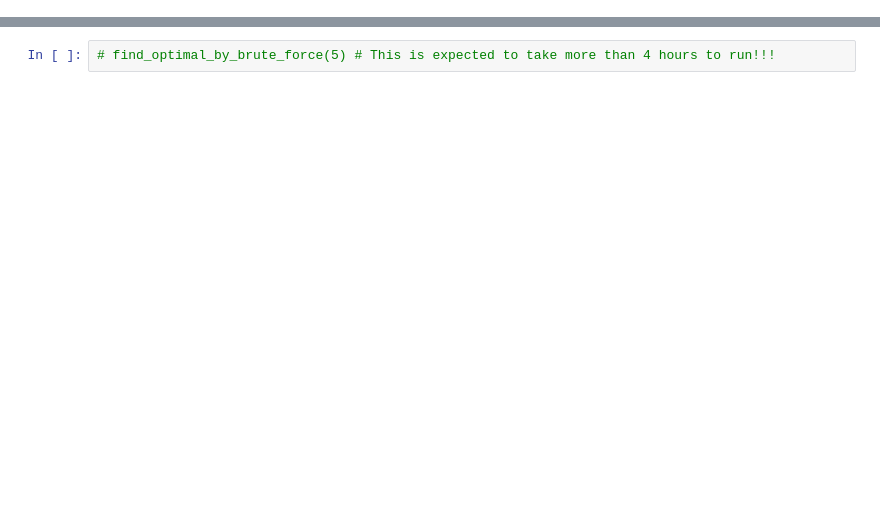
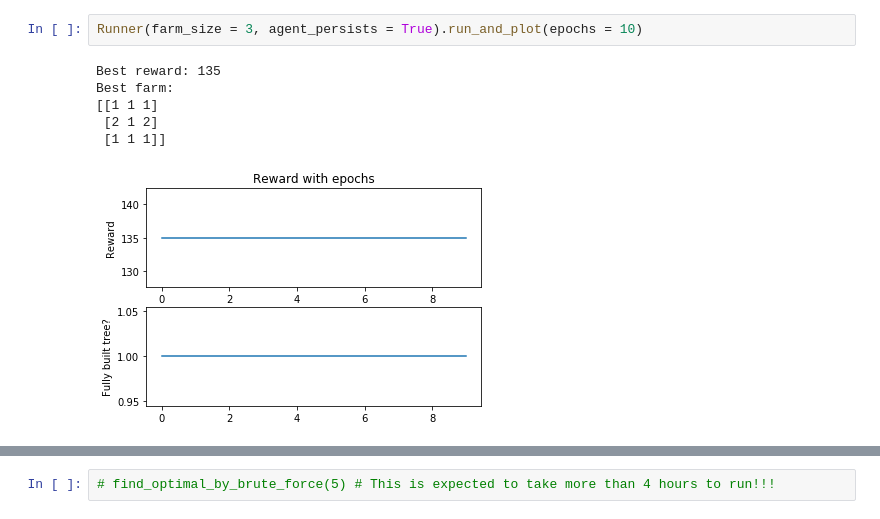
Before and after one commit to PradeepKadubandi/rl-agri, a Jupyter notebook: driver_notebook.ipynb, the cells around one changed output, grey strips where cells are left out. Cells and saved outputs as stored; diff of their text form; blank space fills up the shorter version.

```diff
--- a/driver_notebook.ipynb
+++ b/driver_notebook.ipynb
@@ -69,0 +77,9 @@ print (best_farm)
+# %%
+Runner(farm_size = 3, agent_persists = True).run_and_plot(epochs = 10)
+# %% [output]
+Best reward: 135
+Best farm:
+[[1 1 1]
+ [2 1 2]
+ [1 1 1]]
+[figure, added]
```
Also changed, not shown: parts of 15 cells of this notebook.
